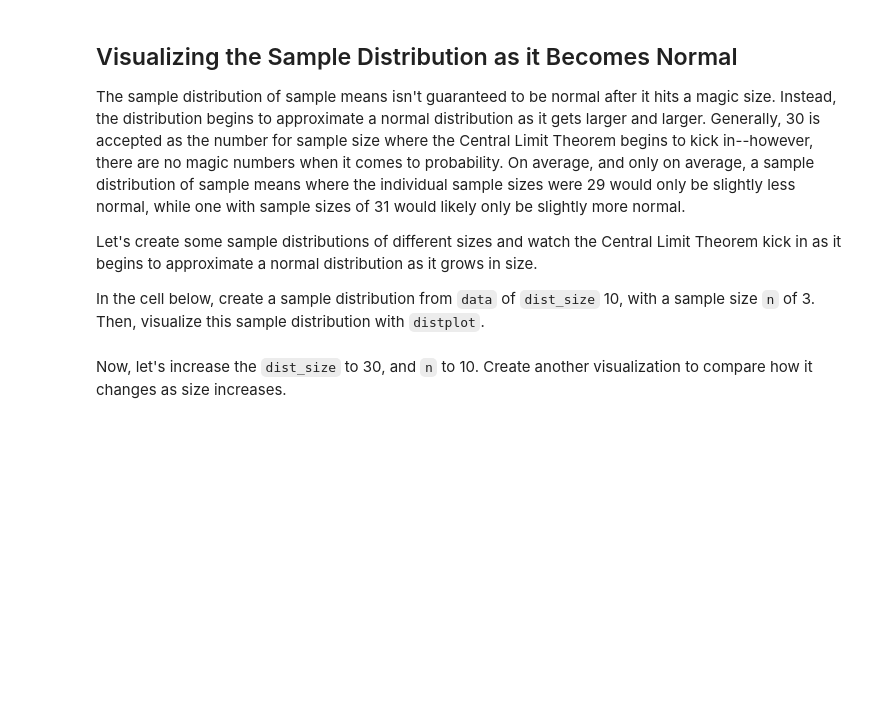
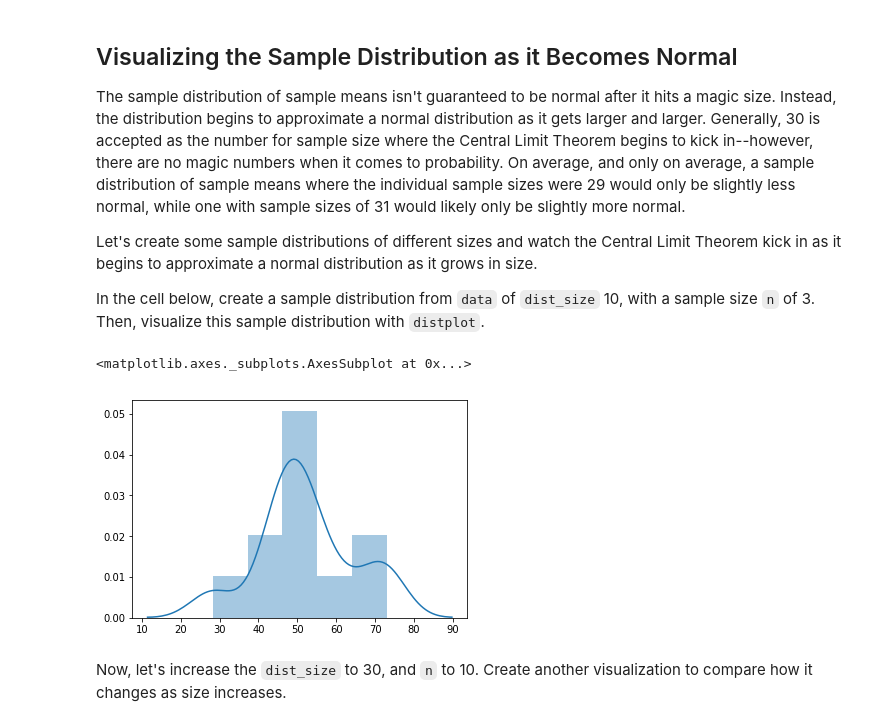
Before and after one commit to MissAle17/dsc-2-19-13-central-limit-theorem-lab-online-ds-sp-000, a Jupyter notebook: index.ipynb, the cells around one changed output. Saved outputs shown, nothing was run; the diff lists cells and outputs as text; code cells hidden in the pictures; blank space fills up the shorter version.

```diff
--- a/index.ipynb
+++ b/index.ipynb
@@ -60,7 +67,11 @@ In order to create a Sample Distribution of Sample Means, we need to first write
 In the cell below, write a function that takes in an array of numbers `data` and a sample size `n` and returns an array that is a random sample of `data`, of size `n`.
 # %%
 def get_sample(data, n):
-    pass
+    sample = []
+    while len(sample) <= n:
+        x = np.random.choice(data)
+        sample.append(x)
+    return sample
 
 test_sample = get_sample(data, 30)
 print(test_sample[:5]) # [56, 12, 73, 24, 8] (This will change if you run it mutliple times)
@@ -70,7 +83,7 @@ print(test_sample[:5]) # [56, 12, 73, 24, 8] (This will change if you run it mut
 Next, we'll write another helper function that takes in a sample and returns the mean of that sample.
 # %%
 def get_sample_mean(sample):
-    pass
+    return sum(sample)/len(sample)
 
 test_sample2 = get_sample(data, 30)
 test_sample2_mean = get_sample_mean(test_sample2)
@@ -83,7 +98,11 @@ Now that we have helper functions to help us sample with replacement and calcula
 In the cell below, write a function that takes in 3 arguments: the dataset, the size of the distribution to create, and the size of each individual sample.  The function should return a sample distribution of sample means of the given size.
 # %%
 def create_sample_distribution(data, dist_size=100, n=30):
-    pass
+    dist = []
+    while len(dist) <= dist_size:
+        dist.append(get_sample_mean(get_sample(data,n)))
+    return dist
+
 
 test_sample_dist = create_sample_distribution(data)
 print(test_sample_dist[:5]) # [54.53333333333333, 60.666666666666664, 37.3, 39.266666666666666, 35.9]
@@ -95,5 +116,11 @@ The sample distribution of sample means isn't guaranteed to be normal after it h
 Let's create some sample distributions of different sizes and watch the Central Limit Theorem kick in as it begins to approximate a normal distribution as it grows in size.
 
 In the cell below, create a sample distribution from `data` of `dist_size` 10, with a sample size `n` of 3. Then, visualize this sample distribution with `distplot`.
+# %%
+test1 = create_sample_distribution(data, dist_size=10,n=3)
+sns.distplot(test1)
+# %% [output]
+<matplotlib.axes._subplots.AxesSubplot at 0x...>
+[figure, added]
 # %% [markdown]
 Now, let's increase the `dist_size` to 30, and `n` to 10.  Create another visualization to compare how it changes as size increases.
```
Also changed, not shown: parts of 8 cells of this notebook.
